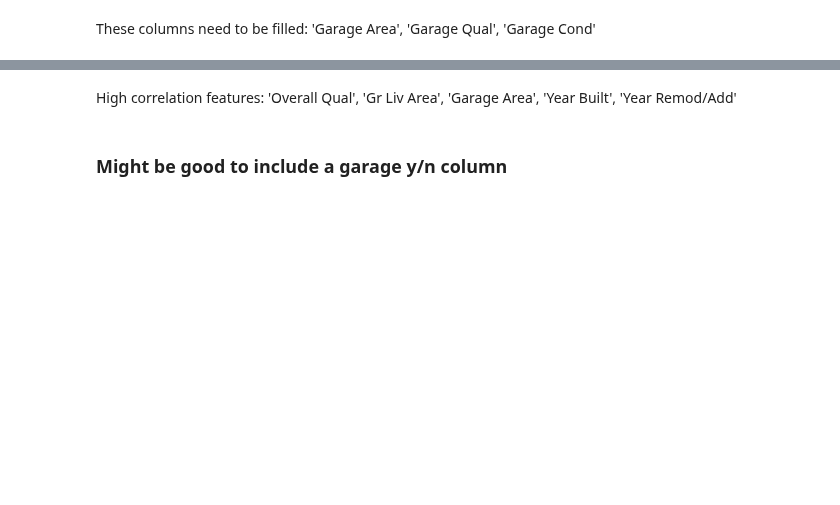
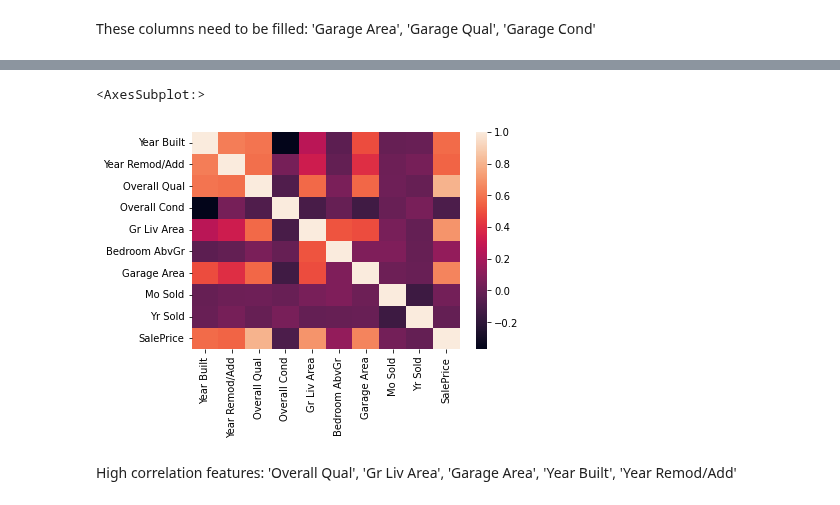
Before and after one commit to pezpet/general-assembly, a Jupyter notebook: labs/project-2-andres/code/01_EDA_and_Cleaning.ipynb, the cells around one changed output, grey strips where cells are left out. Cells and saved outputs as stored; diff of their text form; code cells hidden in the pictures; blank space fills up the shorter version.

```diff
--- a/labs/project-2-andres/code/01_EDA_and_Cleaning.ipynb
+++ b/labs/project-2-andres/code/01_EDA_and_Cleaning.ipynb
@@ -128,4 +163,7 @@ train.corr()
+# %%
+sns.heatmap(train.corr())
+# %% [output]
+<AxesSubplot:>
+[figure, added]
 # %% [markdown]
 High correlation features: 'Overall Qual', 'Gr Liv Area', 'Garage Area', 'Year Built', 'Year Remod/Add'
-# %% [markdown]
-### **Might be good to include a garage y/n column**
```
Also changed, not shown: parts of 157 cells of this notebook, 4 other files.
